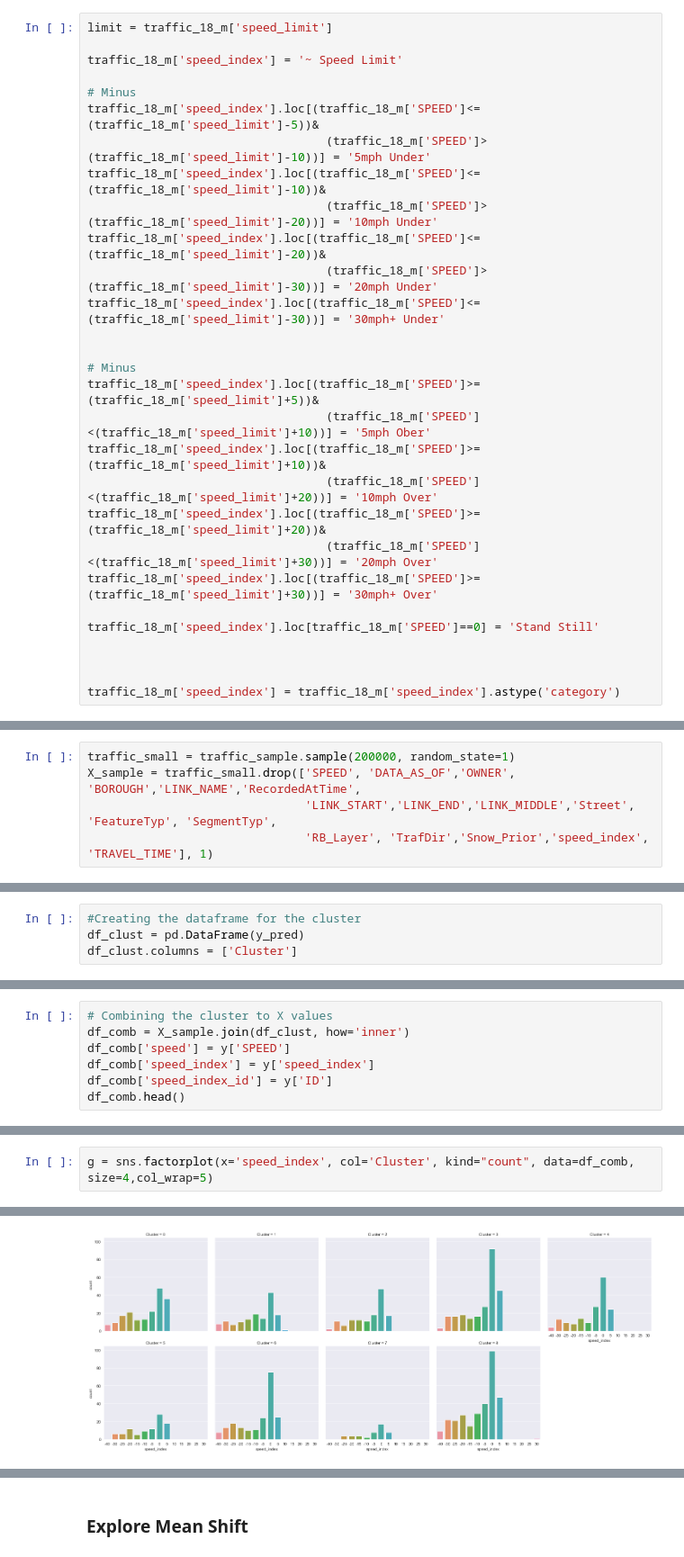
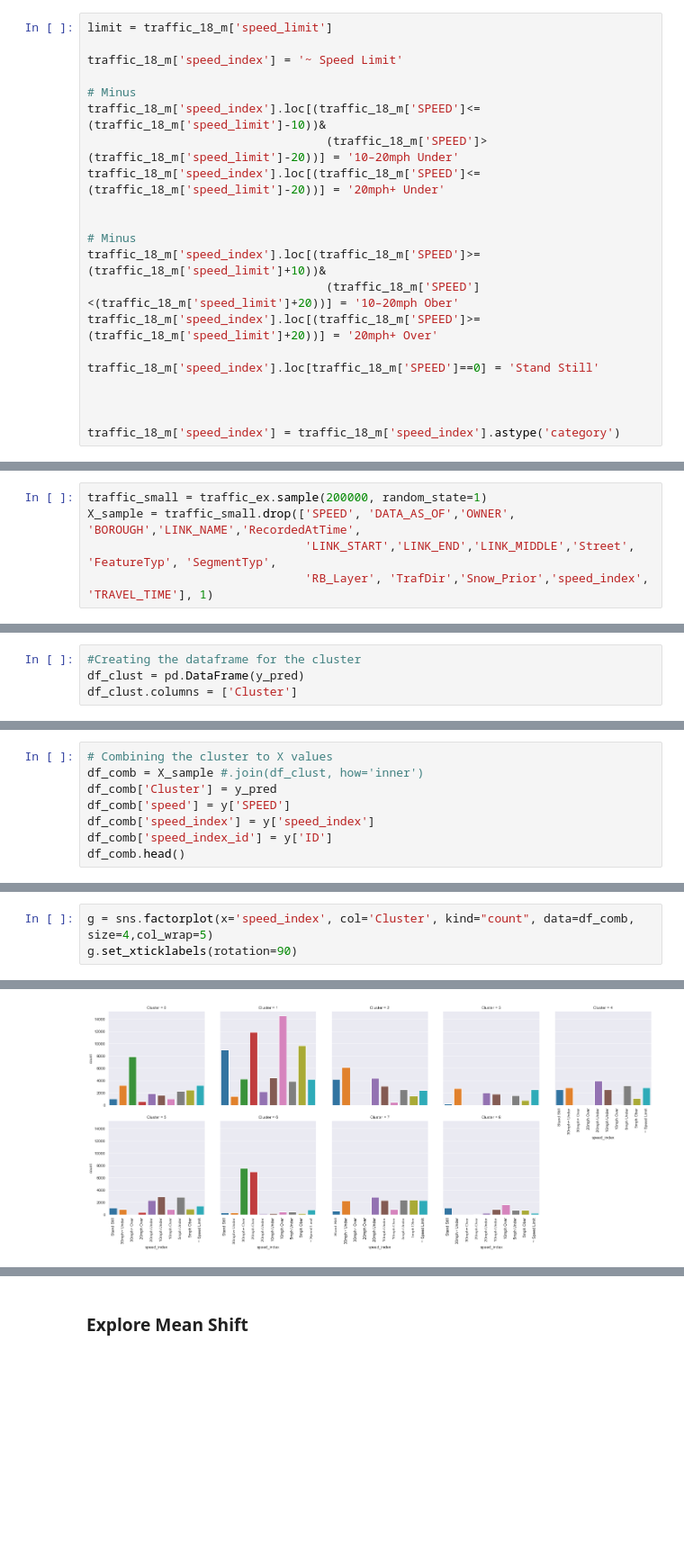
Before and after one commit to tcbriggs981/NYC-Traffic-Model, a Jupyter notebook: 03 Modeling.ipynb, the cells around one changed output, grey strips where cells are left out. Shown at 90% size. Drawn from its saved outputs; the diff is of its cells as text; blank space fills up the shorter version.

```diff
--- a/03 Modeling.ipynb
+++ b/03 Modeling.ipynb
@@ -1095,23 +1055,15 @@ limit = traffic_18_m['speed_limit']
 traffic_18_m['speed_index'] = '~ Speed Limit'
 
 # Minus
-traffic_18_m['speed_index'].loc[(traffic_18_m['SPEED']<=(traffic_18_m['speed_limit']-5))&
-                                  (traffic_18_m['SPEED']>(traffic_18_m['speed_limit']-10))] = '5mph Under'
 traffic_18_m['speed_index'].loc[(traffic_18_m['SPEED']<=(traffic_18_m['speed_limit']-10))&
-                                  (traffic_18_m['SPEED']>(traffic_18_m['speed_limit']-20))] = '10mph Under'
-traffic_18_m['speed_index'].loc[(traffic_18_m['SPEED']<=(traffic_18_m['speed_limit']-20))&
-                                  (traffic_18_m['SPEED']>(traffic_18_m['speed_limit']-30))] = '20mph Under'
-traffic_18_m['speed_index'].loc[(traffic_18_m['SPEED']<=(traffic_18_m['speed_limit']-30))] = '30mph+ Under'
+                                  (traffic_18_m['SPEED']>(traffic_18_m['speed_limit']-20))] = '10–20mph Under'
+traffic_18_m['speed_index'].loc[(traffic_18_m['SPEED']<=(traffic_18_m['speed_limit']-20))] = '20mph+ Under'
 
 
 # Minus
-traffic_18_m['speed_index'].loc[(traffic_18_m['SPEED']>=(traffic_18_m['speed_limit']+5))&
-                                  (traffic_18_m['SPEED']<(traffic_18_m['speed_limit']+10))] = '5mph Ober'
 traffic_18_m['speed_index'].loc[(traffic_18_m['SPEED']>=(traffic_18_m['speed_limit']+10))&
-                                  (traffic_18_m['SPEED']<(traffic_18_m['speed_limit']+20))] = '10mph Over'
-traffic_18_m['speed_index'].loc[(traffic_18_m['SPEED']>=(traffic_18_m['speed_limit']+20))&
-                                  (traffic_18_m['SPEED']<(traffic_18_m['speed_limit']+30))] = '20mph Over'
-traffic_18_m['speed_index'].loc[(traffic_18_m['SPEED']>=(traffic_18_m['speed_limit']+30))] = '30mph+ Over'
+                                  (traffic_18_m['SPEED']<(traffic_18_m['speed_limit']+20))] = '10–20mph Ober'
+traffic_18_m['speed_index'].loc[(traffic_18_m['SPEED']>=(traffic_18_m['speed_limit']+20))] = '20mph+ Over'
 
 traffic_18_m['speed_index'].loc[traffic_18_m['SPEED']==0] = 'Stand Still'
 
@@ -1614,7 +1559,7 @@ from sklearn.decomposition import PCA
 from sklearn.cluster import MiniBatchKMeans
 from sklearn import metrics
 # %%
-traffic_small = traffic_sample.sample(200000, random_state=1)
+traffic_small = traffic_ex.sample(200000, random_state=1)
 X_sample = traffic_small.drop(['SPEED', 'DATA_AS_OF','OWNER', 'BOROUGH','LINK_NAME','RecordedAtTime',
                                'LINK_START','LINK_END','LINK_MIDDLE','Street', 'FeatureTyp', 'SegmentTyp',
                                'RB_Layer', 'TrafDir','Snow_Prior','speed_index', 'TRAVEL_TIME'], 1)
@@ -1759,6 +1724,7 @@ df_clust.columns = ['Cluster']
 # %%
 # Combining the cluster to X values
-df_comb = X_sample.join(df_clust, how='inner')
+df_comb = X_sample #.join(df_clust, how='inner')
+df_comb['Cluster'] = y_pred
 df_comb['speed'] = y['SPEED']
 df_comb['speed_index'] = y['speed_index']
 df_comb['speed_index_id'] = y['ID']
@@ -1774,3 +1744,4 @@ df_comb.head()
 # %%
 g = sns.factorplot(x='speed_index', col='Cluster', kind="count", data=df_comb, size=4,col_wrap=5)
+g.set_xticklabels(rotation=90)
 # %% [output]
@@ -1777,4 +1749,4 @@ g = sns.factorplot(x='speed_index', col='Cluster', kind="count", data=df_comb, s
-[figure, old version]
+[figure, new version]
 # %%
 plt.figure(figsize=(15,8))
 sns.violinplot(x='Cluster',y='speed', data=df_comb)
```
Also changed, not shown: parts of 32 cells of this notebook, 1 other file.
